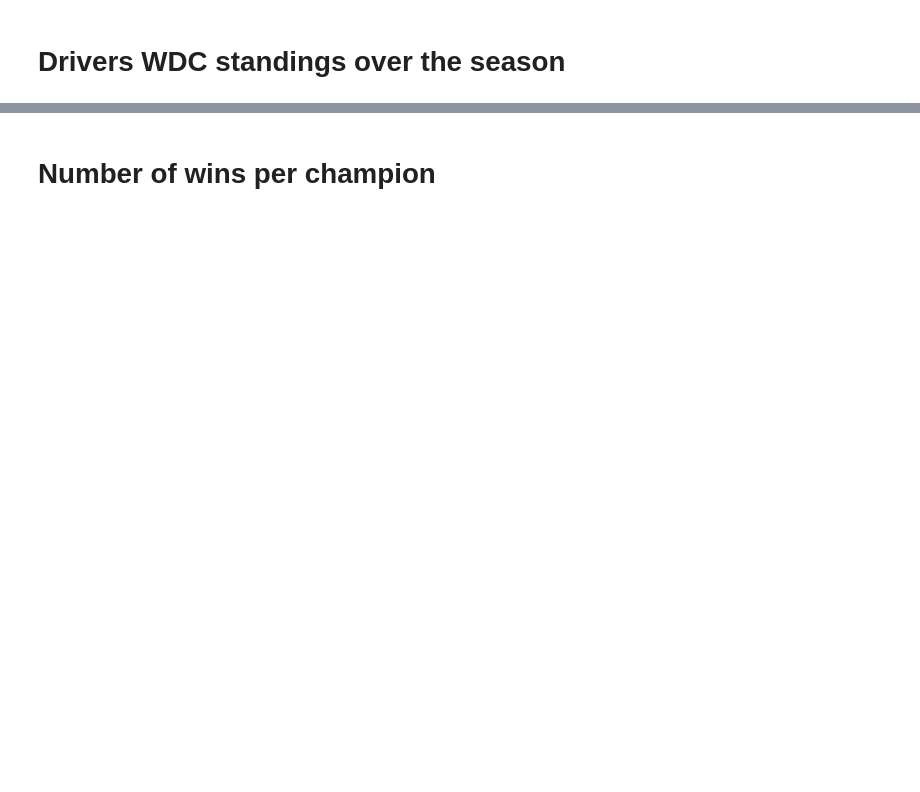
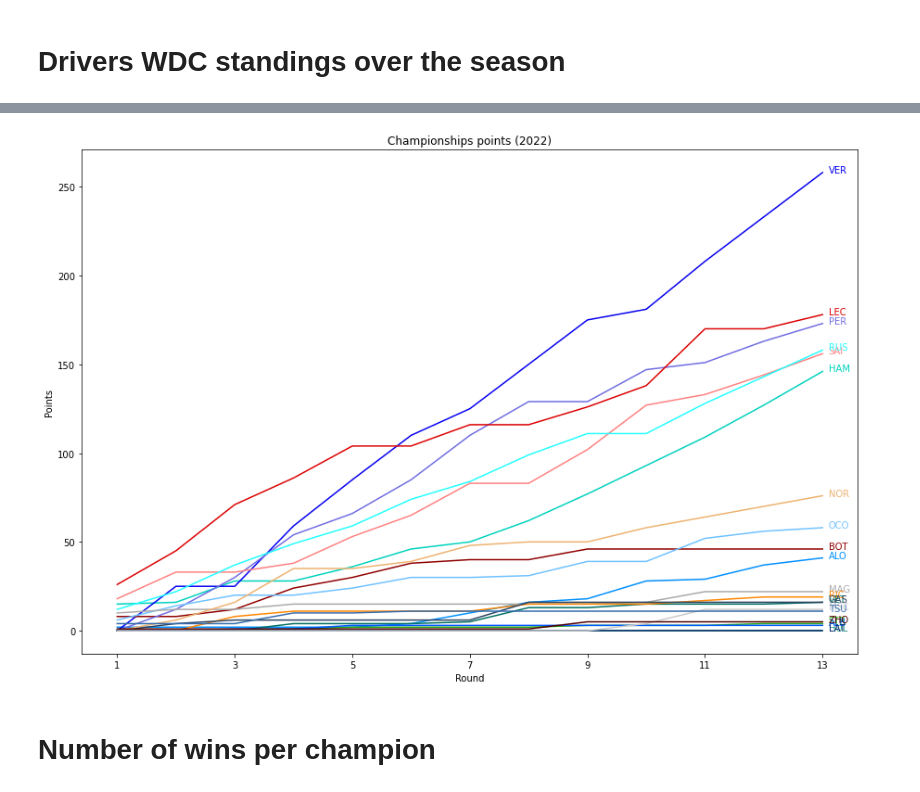
Before and after one commit to lmeulen/F1Analysis, a Jupyter notebook: Eregast-analysis.ipynb, the cells around one changed output, grey strips where cells are left out. Cells and saved outputs as stored; diff of their text form; code cells hidden in the pictures; blank space fills up the shorter version.

```diff
--- a/Eregast-analysis.ipynb
+++ b/Eregast-analysis.ipynb
@@ -406,7 +481,9 @@ horizontal_driver_lines_plot(df=standings, xcolumn='round', ycolumn='position',
 # %%
-horizontal_driver_lines_plot(df=standings, xcolumn='round', ycolumn='points', invert=False,
-                             title='Championships points ({})'.format(year),
-                             xlabel='Round', ylabel='Points')
+stats.horizontal_driver_lines_plot(df=standings, xcolumn='round', ycolumn='points', invert_yaxis=False,
+                                   title='Championships points ({})'.format(year),
+                                   xlabel='Round', ylabel='Points')
+# %% [output]
+[figure, added]
 # %% [markdown]
 # Number of wins per champion
 # %%
```
Also changed, not shown: parts of 44 cells of this notebook.
